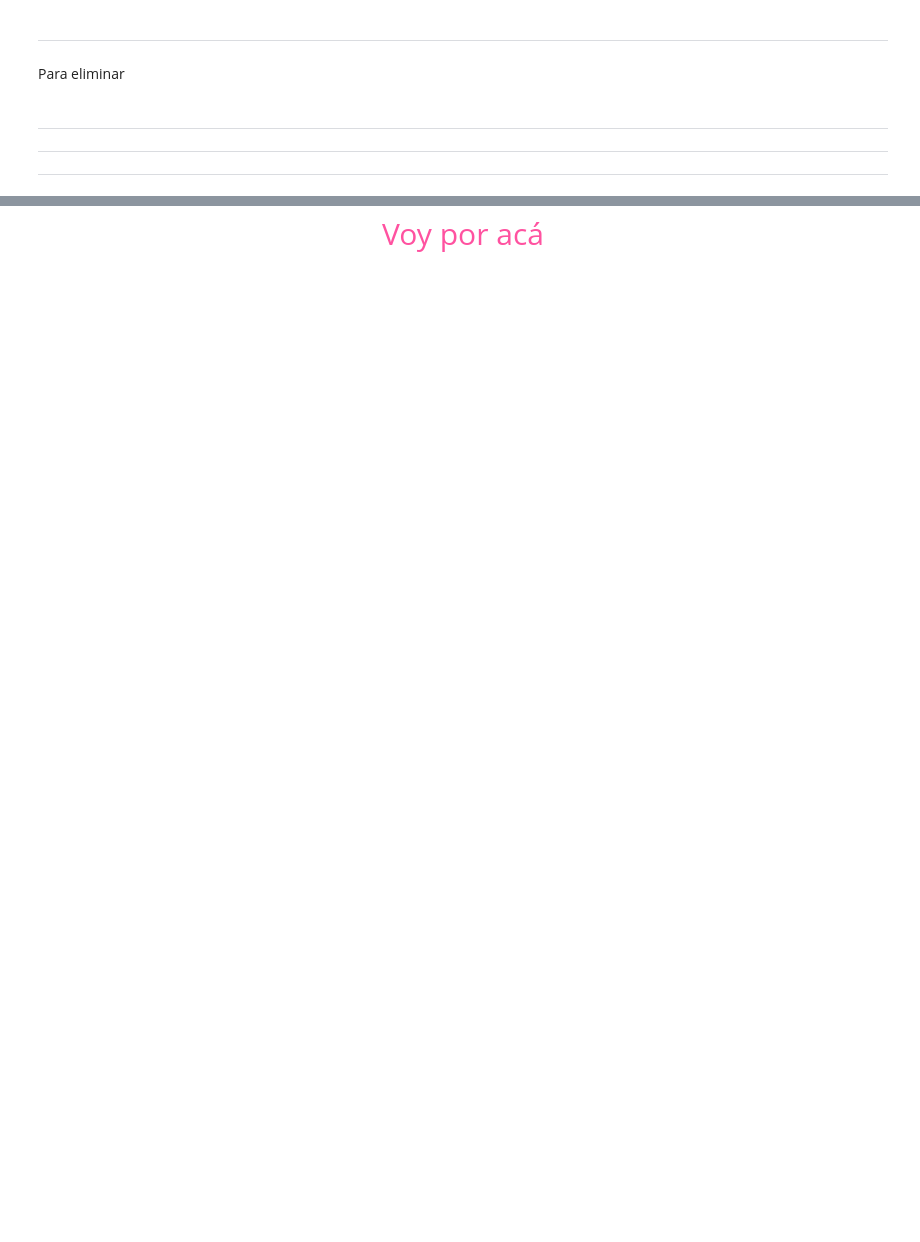
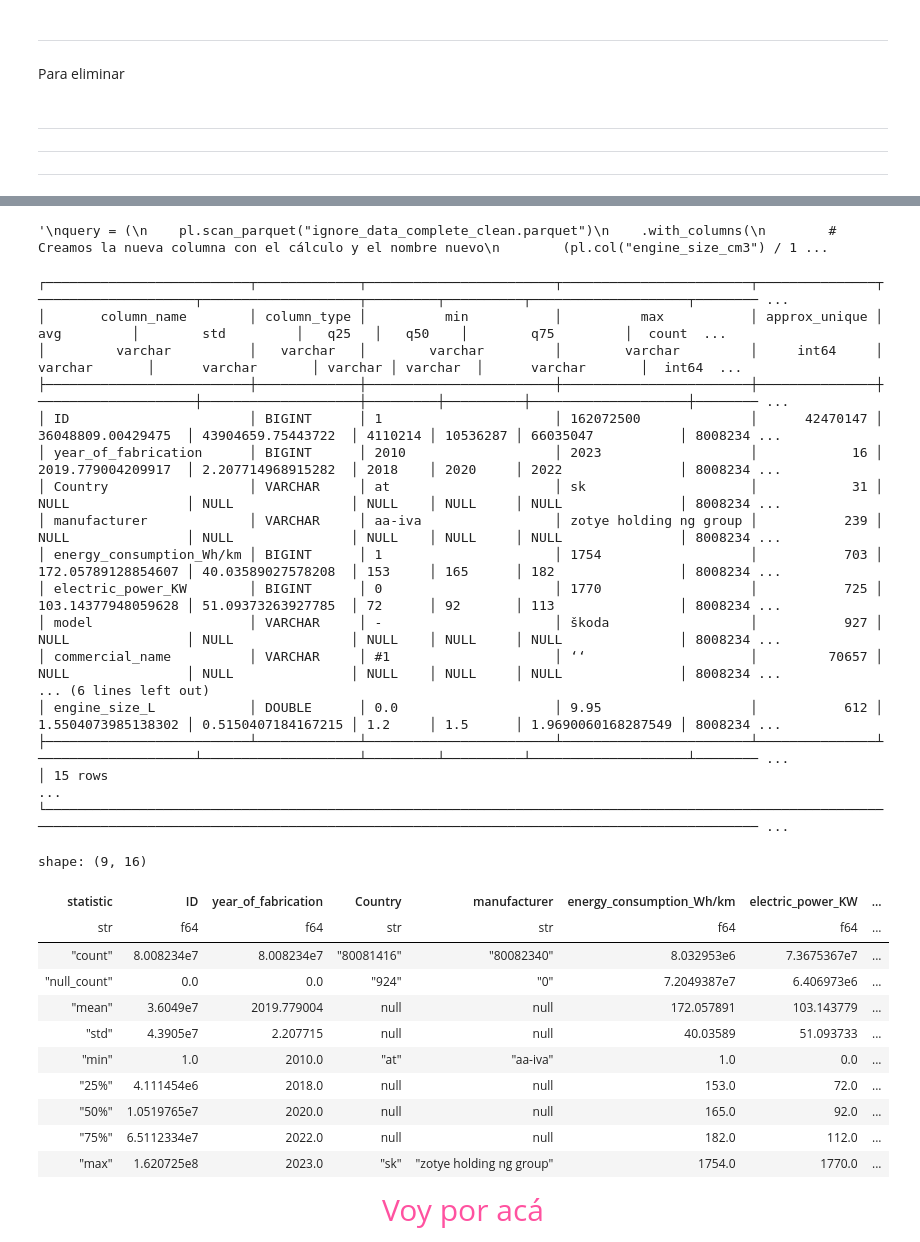
Before and after one commit to matublaq/CO2_contamination_vehicle, a Jupyter notebook: clean_data.ipynb, the cells around one changed output, grey strips where cells are left out. Drawn from its saved outputs; the diff is of its cells as text; code cells hidden in the pictures; blank space fills up the shorter version.

```diff
--- a/clean_data.ipynb
+++ b/clean_data.ipynb
@@ -407,5 +439,68 @@ duckdb.sql("""
 ├─────────────────┴──────────┤
 │ 22 rows          2 columns │
 └────────────────────────────┘
+# %%
+# read_parquet() vs sink_parquet() - La primera carga el archivo en memoria, mientras que la segunda lo hace en streaming (carga de a pedzos en memoria y luego pasa a disco). Si el archivo me entra en memoria, es más rápido cargarlo con read_parquet() y hacer las transformaciones en memoria ya que escribir en disco es más lento.
+
+df = pl.read_parquet("ignore_data_complete_clean.parquet")
+
+df = df.with_columns((pl.col("engine_size_cm3")/1000)
+    .round(2)
+    .alias("engine_size_L")
+).drop("engine_size_cm3")
+
+df.write_parquet("ignore_data_complete_clean.parquet")
+
+duckdb.sql("SELECT * FROM 'ignore_data_complete_clean.parquet' LIMIT 5").show()
+
+"""
+query = (
+    pl.scan_parquet("ignore_data_complete_clean.parquet")
+    .with_columns(
+        # Creamos la nueva columna con el cálculo y el nombre nuevo
+        (pl.col("engine_size_cm3") / 1000).alias("engine_size(L)")
+    )
+    .drop("engine_size_cm3") # Eliminamos la columna original para que no esté duplicada
+)
+
+# Guardamos los cambios sobrescribiendo el archivo
+query.sink_parquet("ignore_data_complete_clean.parquet") # Sirve para que no me cargue en memoria el DataFrame. Pero ya que el .parquet es mas liviano, lo puedo cargar en memoria y hacer las transformaciones. En memoria es más rápido que escribir en disco.
+"""
+# %% [output]
+'\nquery = (\n    pl.scan_parquet("ignore_data_complete_clean.parquet")\n    .with_columns(\n        # Creamos la nueva columna con el cálculo y el nombre nuevo\n        (pl.col("engine_size_cm3") / 1 ...
+# %%
+duckdb.sql("SUMMARIZE SELECT * FROM 'ignore_data_complete_clean.parquet'").show(max_rows=100) # 10 seg aprox.
+
+pl.scan_parquet("ignore_data_complete_clean.parquet").describe().head(20) # 45 seg aprox.
+# %% [output]
+┌──────────────────────────┬─────────────┬────────────────────────┬────────────────────────┬───────────────┬────────────────────┬────────────────────┬─────────┬──────────┬────────────────────┬──────── ...
+│       column_name        │ column_type │          min           │          max           │ approx_unique │        avg         │        std         │   q25   │   q50    │        q75         │  count  ...
+│         varchar          │   varchar   │        varchar         │        varchar         │     int64     │      varchar       │      varchar       │ varchar │ varchar  │      varchar       │  int64  ...
+├──────────────────────────┼─────────────┼────────────────────────┼────────────────────────┼───────────────┼────────────────────┼────────────────────┼─────────┼──────────┼────────────────────┼──────── ...
+│ ID                       │ BIGINT      │ 1                      │ 162072500              │      42470147 │ 36048809.00429475  │ 43904659.75443722  │ 4110214 │ 10536287 │ 66035047           │ 8008234 ...
+│ year_of_fabrication      │ BIGINT      │ 2010                   │ 2023                   │            16 │ 2019.779004209917  │ 2.207714968915282  │ 2018    │ 2020     │ 2022               │ 8008234 ...
+│ Country                  │ VARCHAR     │ at                     │ sk                     │            31 │ NULL               │ NULL               │ NULL    │ NULL     │ NULL               │ 8008234 ...
+│ manufacturer             │ VARCHAR     │ aa-iva                 │ zotye holding ng group │           239 │ NULL               │ NULL               │ NULL    │ NULL     │ NULL               │ 8008234 ...
+│ energy_consumption_Wh/km │ BIGINT      │ 1                      │ 1754                   │           703 │ 172.05789128854607 │ 40.03589027578208  │ 153     │ 165      │ 182                │ 8008234 ...
+│ electric_power_KW        │ BIGINT      │ 0                      │ 1770                   │           725 │ 103.14377948059628 │ 51.09373263927785  │ 72      │ 92       │ 113                │ 8008234 ...
+│ model                    │ VARCHAR     │ -                      │ škoda                  │           927 │ NULL               │ NULL               │ NULL    │ NULL     │ NULL               │ 8008234 ...
+│ commercial_name          │ VARCHAR     │ #1                     │ ‘‘                     │         70657 │ NULL               │ NULL               │ NULL    │ NULL     │ NULL               │ 8008234 ...
+... (6 lines left out)
+│ engine_size_L            │ DOUBLE      │ 0.0                    │ 9.95                   │           612 │ 1.5504073985138302 │ 0.5150407184167215 │ 1.2     │ 1.5      │ 1.9690060168287549 │ 8008234 ...
+├──────────────────────────┴─────────────┴────────────────────────┴────────────────────────┴───────────────┴────────────────────┴────────────────────┴─────────┴──────────┴────────────────────┴──────── ...
+│ 15 rows                                                                                                                                                                                                ...
+└─────────────────────────────────────────────────────────────────────────────────────────────────────────────────────────────────────────────────────────────────────────────────────────────────────── ...
+shape: (9, 16)
+| statistic | ID | year_of_fabrication | Country | manufacturer | energy_consumption_Wh/km | electric_power_KW | ... |
+| str | f64 | f64 | str | str | f64 | f64 | ... |
+| "count" | 8.008234e7 | 8.008234e7 | "80081416" | "80082340" | 8.032953e6 | 7.3675367e7 | ... |
+| "null_count" | 0.0 | 0.0 | "924" | "0" | 7.2049387e7 | 6.406973e6 | ... |
+| "mean" | 3.6049e7 | 2019.779004 | null | null | 172.057891 | 103.143779 | ... |
+| "std" | 4.3905e7 | 2.207715 | null | null | 40.03589 | 51.093733 | ... |
+| "min" | 1.0 | 2010.0 | "at" | "aa-iva" | 1.0 | 0.0 | ... |
+| "25%" | 4.111454e6 | 2018.0 | null | null | 153.0 | 72.0 | ... |
+| "50%" | 1.0519765e7 | 2020.0 | null | null | 165.0 | 92.0 | ... |
+| "75%" | 6.5112334e7 | 2022.0 | null | null | 182.0 | 112.0 | ... |
+| "max" | 1.620725e8 | 2023.0 | "sk" | "zotye holding ng group" | 1754.0 | 1770.0 | ... |
 # %% [markdown]
 <p style="font-size: 30px; text-align: center; color: #FF52A0;">Voy por acá</p>
```
Also changed, not shown: parts of 6 cells of this notebook.
